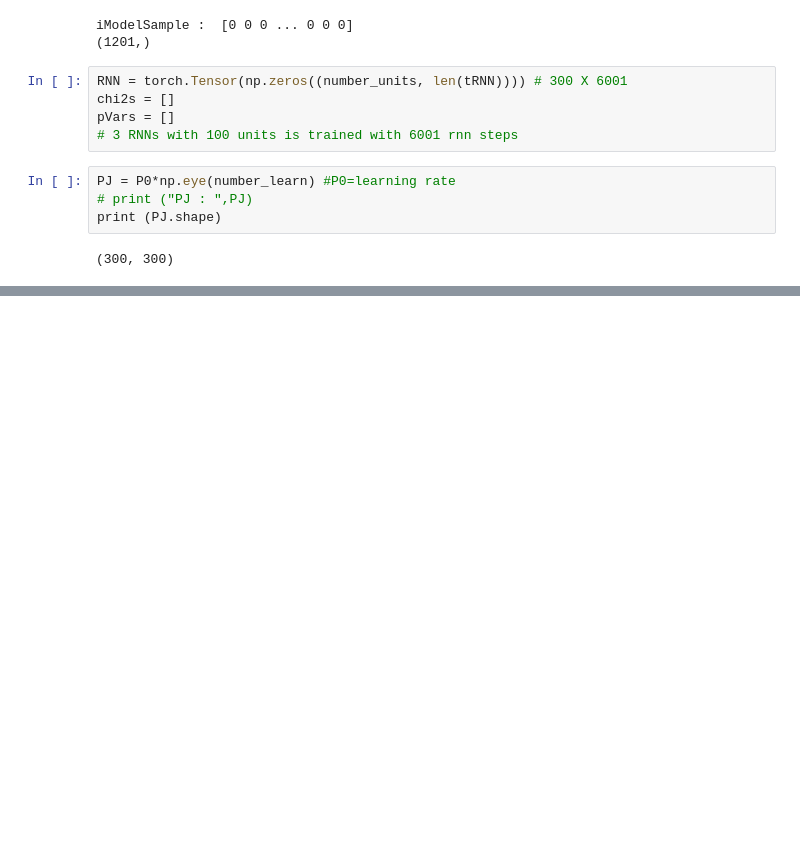
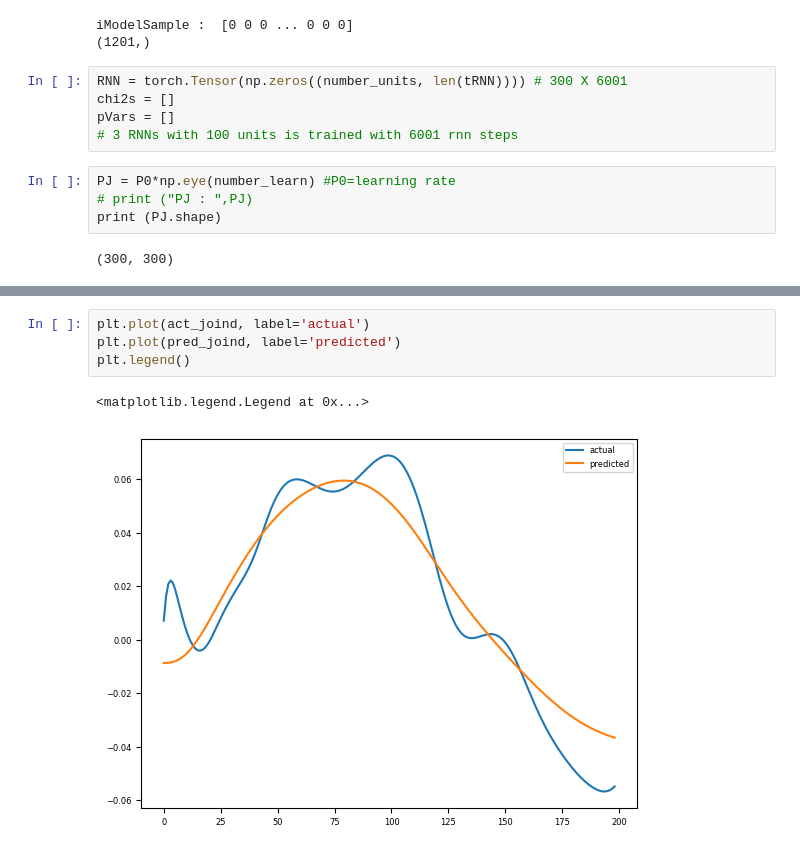
Before and after one commit to andrzeng/MAT6215finalproject, a Jupyter notebook: Copy_of_CURBD_V2.ipynb, the cells around one changed output, grey strips where cells are left out. Drawn from its saved outputs; the diff is of its cells as text; blank space fills up the shorter version.

```diff
--- a/Copy_of_CURBD_V2.ipynb
+++ b/Copy_of_CURBD_V2.ipynb
@@ -279,0 +343,7 @@ for nRun in range(0, nRunTot):
+# %%
+plt.plot(act_joind, label='actual')
+plt.plot(pred_joind, label='predicted')
+plt.legend()
+# %% [output]
+<matplotlib.legend.Legend at 0x...>
+[figure, added]
```
Also changed, not shown: parts of 19 cells of this notebook, 2 other files.
